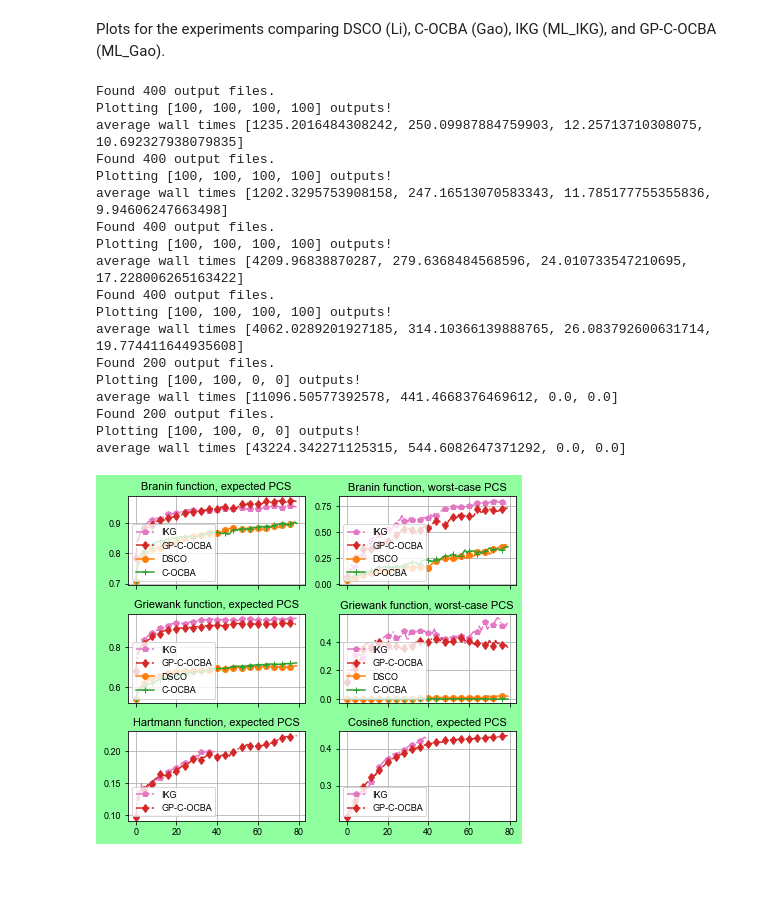
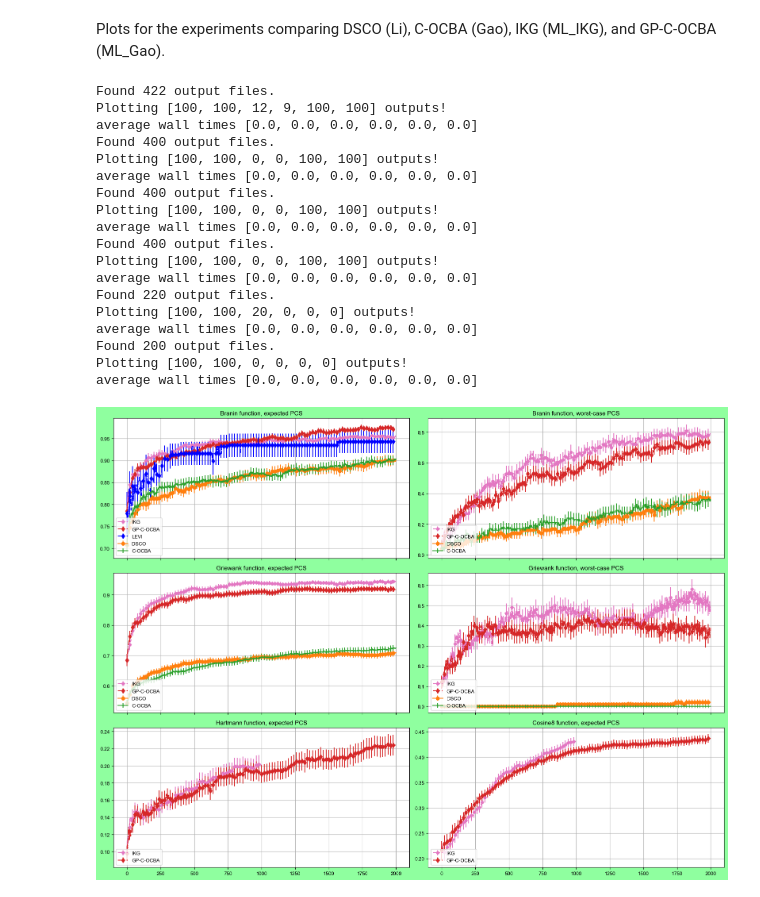
Before and after one commit to saitcakmak/contextual_rs, a Jupyter notebook: experiments/wsc_experiments/analyze_output_new.ipynb, the cells around one changed output. Saved outputs shown, nothing was run; the diff lists cells and outputs as text; code cells hidden in the pictures.

Commit message:
discrete levi in old experiments

```diff
--- a/experiments/wsc_experiments/analyze_output_new.ipynb
+++ b/experiments/wsc_experiments/analyze_output_new.ipynb
@@ -40,6 +40,8 @@ current_dir = os.getcwd()
 plot_kwargs = {
     "ML_IKG": {"ls": "-.", "marker": "p", "color": u'#e377c2'},
     "ML_Gao": {"ls": "-.", "marker": "d", "color": u'#d62728'},
+    "ML_Gao_kde": {"ls": "-.", "marker": "d", "color": "b"},
+    "LEVI": {"ls": "-.", "marker": "d", "color": "b"},
     "Li": {"marker": "o", "color": u'#ff7f0e'},
     "Gao": {"marker": "+", "color": u'#2ca02c'},
 }
@@ -54,6 +56,8 @@ plot_titles = {
 labels = {
     "ML_IKG": "IKG",
     "ML_Gao": "GP-C-OCBA",
+#     "ML_Gao_kde": "GP-C-OCBA-kde",
+    "LEVI": "LEVI",
     "Li": "DSCO",
     "Gao": "C-OCBA"
 }
@@ -61,9 +65,9 @@ labels = {
 all_keys = list(plot_kwargs.keys())
 plot_idcs = None
 moving_average_window = 1
-plot_errors = False
-figsize = (6, 5.2)
-# figsize = (16, 12)
+plot_errors = True
+# figsize = (6, 5.2)
+figsize = (16, 12)
 
 fig, axes = plt.subplots(nrows=3, ncols=2, sharex="all", figsize=figsize)
 
@@ -107,7 +111,7 @@ def plot_experiment(
                 (output.shape[0] == 1000 and label_idx == 0 and ("h_4" in dirname or
                                                                  "c_5" in dirname)):
             output_lists[label_idx].append(output)
-            wall_times[label_idx] += float(out_dict["wall_time"][999])
+#             wall_times[label_idx] += float(out_dict["wall_time"][999])
             time_counts[label_idx] += 1
 
     # calculate the mean and std for plotting
@@ -119,7 +123,7 @@ def plot_experiment(
             out_tensor = torch.stack(out_list)
             key_counts.append(out_tensor.shape[0])
             mean = out_tensor.mean(dim=0)
-            std = out_tensor.std(dim=0)
+            std = out_tensor.std(dim=0) / (float(len(out_tensor)) ** 0.5)
             if moving_average_window > 1:
                 tmp_mean = torch.zeros_like(mean)
                 tmp_std = torch.zeros_like(std)
@@ -150,7 +154,7 @@ def plot_experiment(
     plot_idcs = range(len(key_counts))
 
     for i in plot_idcs:
-        if plot_means[i] is None:
+        if plot_means[i] is None or all_keys[i] not in labels:
             continue
         if plot_errors:
             ax.errorbar(
@@ -163,46 +167,51 @@ def plot_experiment(
                 **plot_kwargs[all_keys[i]]
 
             )
         else:
+            y = plot_means[i][::25]
+            x = torch.arange(1, len(y) + 1) * 25
             ax.plot(
-                plot_means[i][::25],
+                x,
+                y,
                 label=labels[all_keys[i]],
                 markevery=4,
                 **plot_kwargs[all_keys[i]]
             )
     ax.grid()
     ax.legend(loc=3, prop={'size': MEDIUM_SIZE})
     ax.set_title(plot_titles[dirname], fontdict={"fontsize": BIGGER_SIZE})
     return output_lists
 
+# _ = plot_experiment("config_b_3_mean_c", row=0, col=0)
+# _ = plot_experiment("config_h_4_mean_c", row=2, col=0)
 _ = plot_experiment("config_b_3_mean", row=0, col=0)
 _ = plot_experiment("config_b_3_worst", row=0, col=1)
 _ = plot_experiment("config_g_4_mean", row=1, col=0)
 _ = plot_experiment("config_g_4_worst", row=1, col=1)
 _ = plot_experiment("config_h_4_mean", row=2, col=0)
 _ = plot_experiment("config_c_5_mean", row=2, col=1)
 
 fig.tight_layout()
 plt.savefig(os.path.join("plots", "combined_plot.pdf"), dpi=300)
 fig.patch.set_facecolor('xkcd:mint green')
 plt.show()
 # %% [output]
+Found 422 output files.
+Plotting [100, 100, 12, 9, 100, 100] outputs!
+average wall times [0.0, 0.0, 0.0, 0.0, 0.0, 0.0]
 Found 400 output files.
-Plotting [100, 100, 100, 100] outputs!
-average wall times [1235.2016484308242, 250.09987884759903, 12.25713710308075, 10.692327938079835]
+Plotting [100, 100, 0, 0, 100, 100] outputs!
+average wall times [0.0, 0.0, 0.0, 0.0, 0.0, 0.0]
 Found 400 output files.
-Plotting [100, 100, 100, 100] outputs!
-average wall times [1202.3295753908158, 247.16513070583343, 11.785177755355836, 9.94606247663498]
+Plotting [100, 100, 0, 0, 100, 100] outputs!
+average wall times [0.0, 0.0, 0.0, 0.0, 0.0, 0.0]
 Found 400 output files.
-Plotting [100, 100, 100, 100] outputs!
-average wall times [4209.96838870287, 279.6368484568596, 24.010733547210695, 17.228006265163422]
-Found 400 output files.
-Plotting [100, 100, 100, 100] outputs!
-average wall times [4062.0289201927185, 314.10366139888765, 26.083792600631714, 19.774411644935608]
+Plotting [100, 100, 0, 0, 100, 100] outputs!
+average wall times [0.0, 0.0, 0.0, 0.0, 0.0, 0.0]
+Found 220 output files.
+Plotting [100, 100, 20, 0, 0, 0] outputs!
+average wall times [0.0, 0.0, 0.0, 0.0, 0.0, 0.0]
 Found 200 output files.
-Plotting [100, 100, 0, 0] outputs!
-average wall times [11096.50577392578, 441.4668376469612, 0.0, 0.0]
-Found 200 output files.
-Plotting [100, 100, 0, 0] outputs!
-average wall times [43224.342271125315, 544.6082647371292, 0.0, 0.0]
+Plotting [100, 100, 0, 0, 0, 0] outputs!
+average wall times [0.0, 0.0, 0.0, 0.0, 0.0, 0.0]
-[figure, old version]
+[figure, new version]
```
Also changed, not shown: 3 other files.
